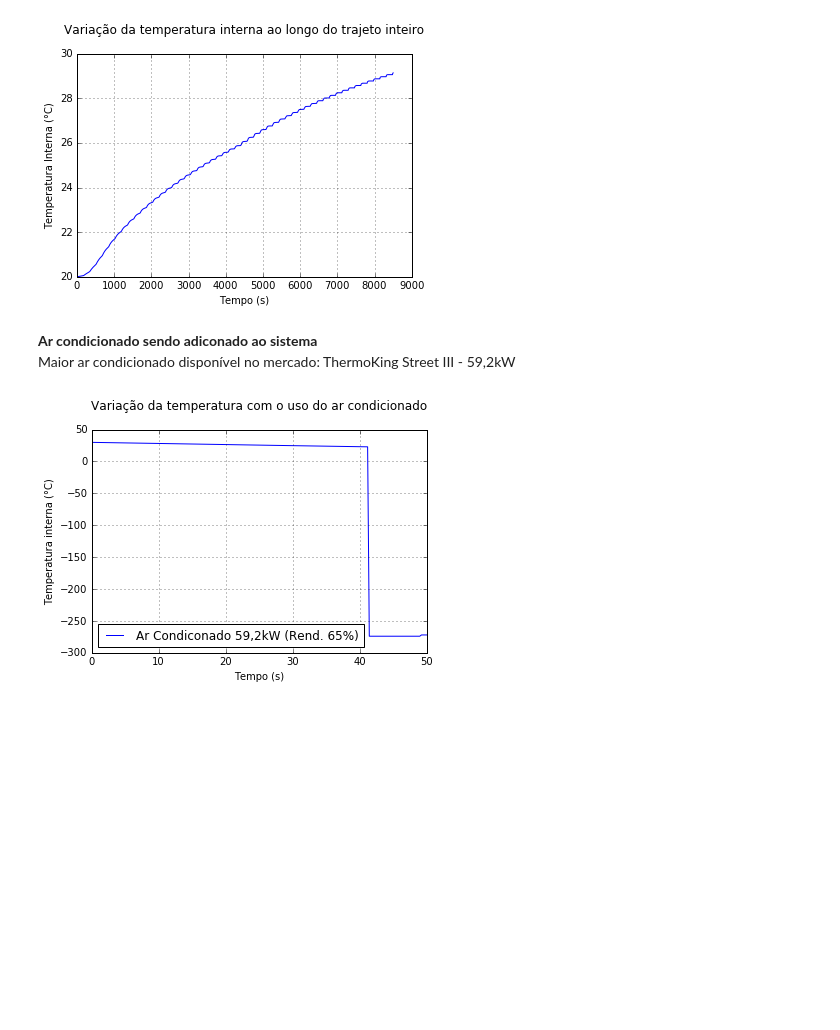
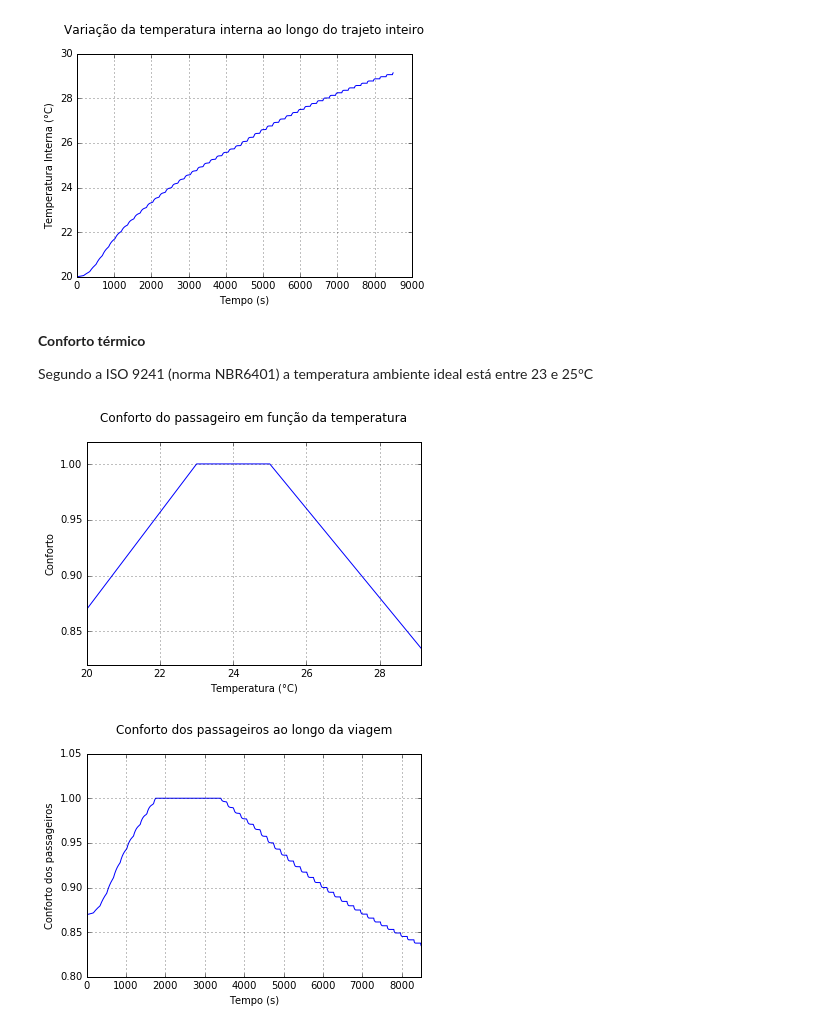
Before and after one commit to lucasfontenla/Projeto2_ModSim_BUS, a Jupyter notebook: Projeto 2 - Ônibus.ipynb, the cells around one changed output. Drawn from its saved outputs; the diff is of its cells as text; code cells hidden in the pictures; blank space fills up the shorter version.

```diff
--- a/Projeto 2 - Ônibus.ipynb
+++ b/Projeto 2 - Ônibus.ipynb
@@ -334,6 +335,3 @@ plt.grid(True)
 plt.show()
 # %% [output]
 [figure]
-# %% [markdown]
-**Ar condicionado sendo adiconado ao sistema**
-Maior ar condicionado disponível no mercado: ThermoKing Street III - 59,2kW
@@ -362,19 +338,37 @@ QAC = QAr_condicionado*rendimento
-# %%
-"""Caso o Ar Condiconado fornecesse (em vez de retirar) calor, qual seria a variação de temperatura em 20s com 170 pessoas?"""
-
-lista_tempo = linspace(0, 50, 200)
-T = list()
-T0 = Texterna = (30 + 273)
-numero_ps = 170
-
-T = odeint(CalculaT_mov_AC, T0, lista_tempo, args=(Texterna,)) - 273
-
-plt.plot(lista_tempo, T, label="Ar Condiconado 59,2kW (Rend. 65%)")
-plt.legend(loc="best")
-plt.grid(True)
-plt.ylabel("Temperatura interna (°C)")
-plt.xlabel("Tempo (s)")
-plt.title("Variação da temperatura com o uso do ar condicionado\n")
-plt.show()
-# %% [output]
-[figure, removed]
+# %% [markdown]
+**Conforto térmico**
+
+Segundo a ISO 9241 (norma NBR6401) a temperatura ambiente ideal está entre 23 e 25°C
+# %%
+"""Conforto:
+100% de conforto --> entre 23 e 25°C
+O conforto é proporcional a esse em demais temperaturas"""
+
+lista_conforto = list()
+
+for temperatura in T:
+    if temperatura[0] > 25:
+        lista_conforto.append((1 - (temperatura[0] - 25)/25))
+    elif temperatura[0] < 23:
+        lista_conforto.append((1 - (23 - temperatura[0])/23))
+    else:
+        lista_conforto.append(1)
+
+plt.plot(T, lista_conforto)
+plt.title("Conforto do passageiro em função da temperatura\n")
+plt.xlabel("Temperatura (°C)")
+plt.ylabel("Conforto")
+plt.grid(True)
+plt.axis([20, max(T), .82, 1.02])
+plt.show()
+
+plt.plot(lista_tempo, lista_conforto)
+plt.axis([0, 8500, .8, 1.05])
+plt.grid(True)
+plt.xlabel("Tempo (s)")
+plt.ylabel("Conforto dos passageiros")
+plt.title("Conforto dos passageiros ao longo da viagem\n")
+plt.show()
+# %% [output]
+[figure, added]
+[figure, added]
```
Also changed, not shown: parts of 3 cells of this notebook.
